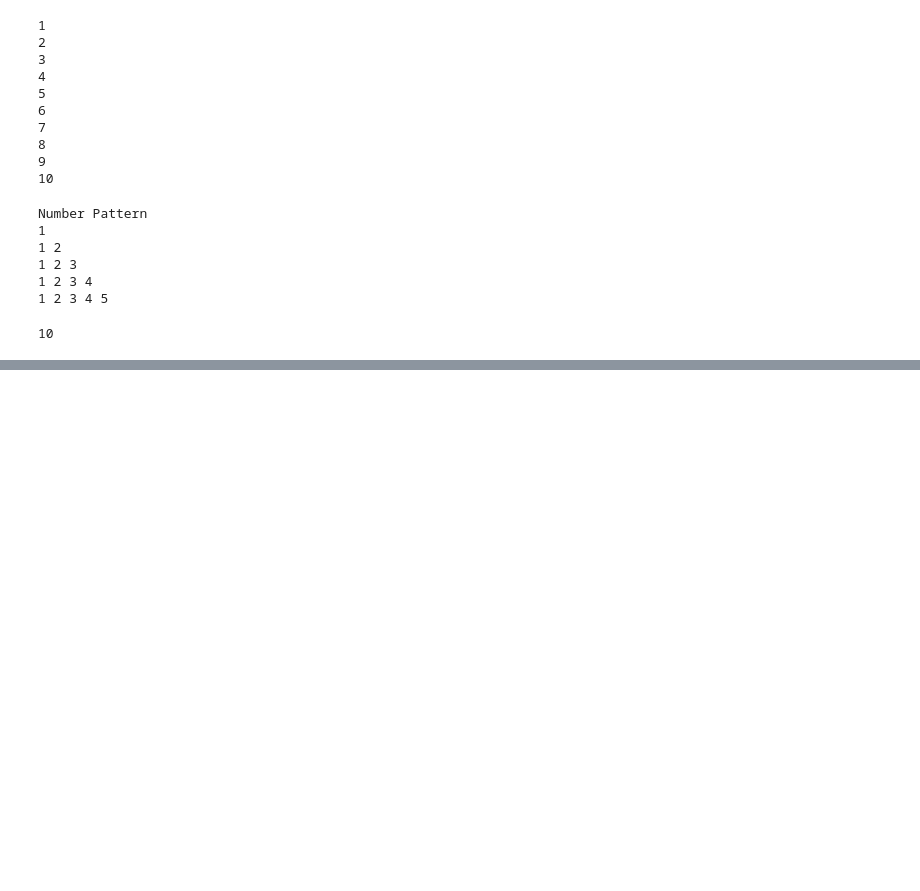
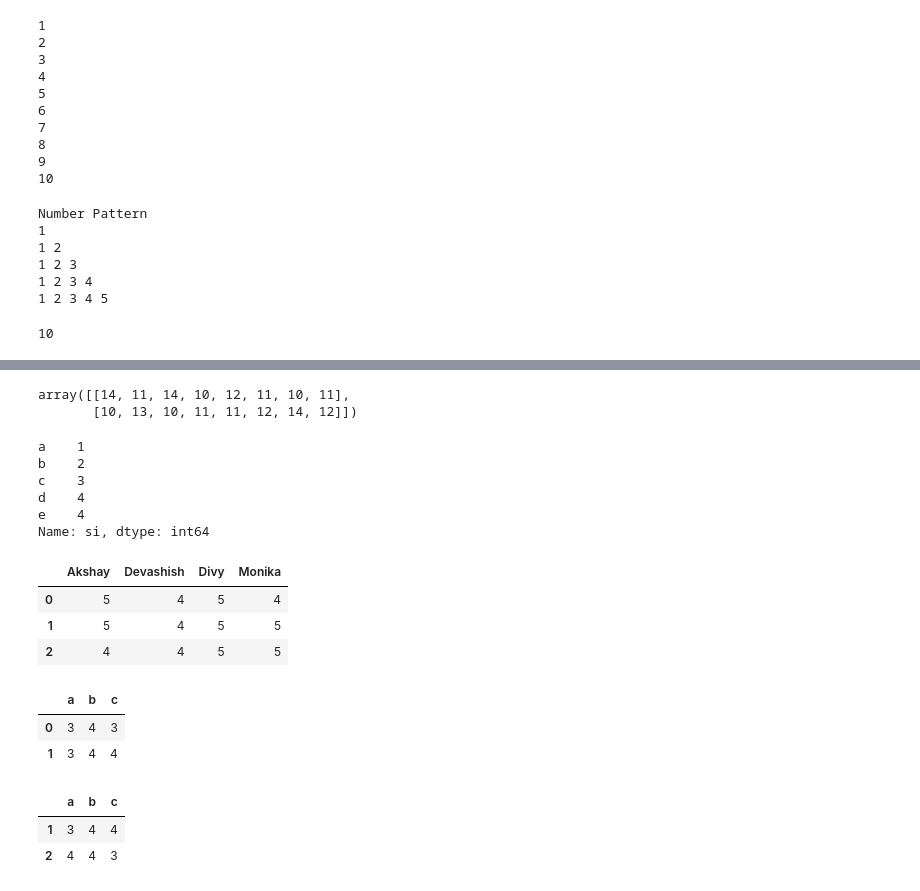
Before and after one commit to bysubanji/Python_practice, a Jupyter notebook: pythonpractice2.ipynb, the cells around one changed output, grey strips where cells are left out. Saved outputs shown, nothing was run; the diff lists cells and outputs as text; code cells hidden in the pictures; blank space fills up the shorter version.

```diff
--- a/pythonpractice2.ipynb
+++ b/pythonpractice2.ipynb
@@ -1059,0 +1522,43 @@ print(_sum(num,n))
+# %%
+n=np.transpose(arravali)
+n
+# %% [output]
+array([[14, 11, 14, 10, 12, 11, 10, 11],
+       [10, 13, 10, 11, 11, 12, 14, 12]])
+# %%
+import pandas as pd
+s = pd.Series([1,2,3,4,4], index=['a','b','c','d','e'],name='si')
+s
+# %% [output]
+a    1
+b    2
+c    3
+d    4
+e    4
+Name: si, dtype: int64
+# %%
+# Creating our first DataFrame
+some_2D_array = np.random.randint(4, 6,(3,4))
+first_dataframe = pd.DataFrame(some_2D_array , columns=['Akshay','Devashish','Divy','Monika'])
+first_dataframe
+# %% [output]
+|  | Akshay | Devashish | Divy | Monika |
+| 0 | 5 | 4 | 5 | 4 |
+| 1 | 5 | 4 | 5 | 5 |
+| 2 | 4 | 4 | 5 | 5 |
+# %%
+s = np.random.randint(3,5,(2,3))
+fd = pd.DataFrame(s, columns=['a','b','c'])
+fd
+# %% [output]
+|  | a | b | c |
+| 0 | 3 | 4 | 3 |
+| 1 | 3 | 4 | 4 |
+# %%
+s = np.random.randint(3,5,(2,3))
+fd = pd.DataFrame(s, columns=['a','b','c'],index=['1','2'])
+fd
+# %% [output]
+|  | a | b | c |
+| 1 | 3 | 4 | 4 |
+| 2 | 4 | 4 | 3 |
```
Also changed, not shown: parts of 62 cells of this notebook.
